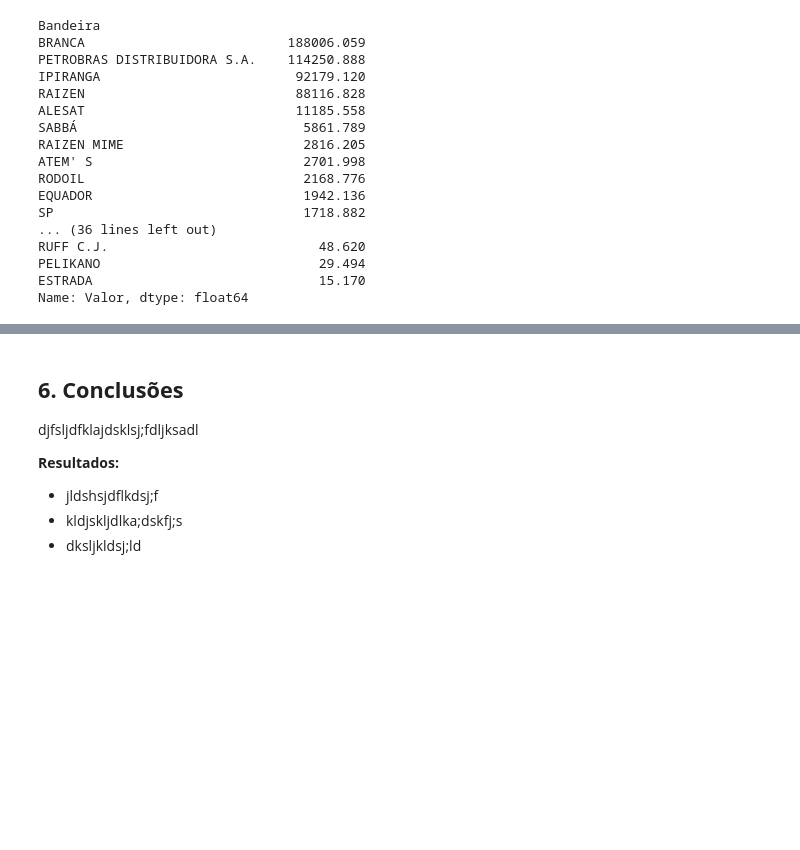
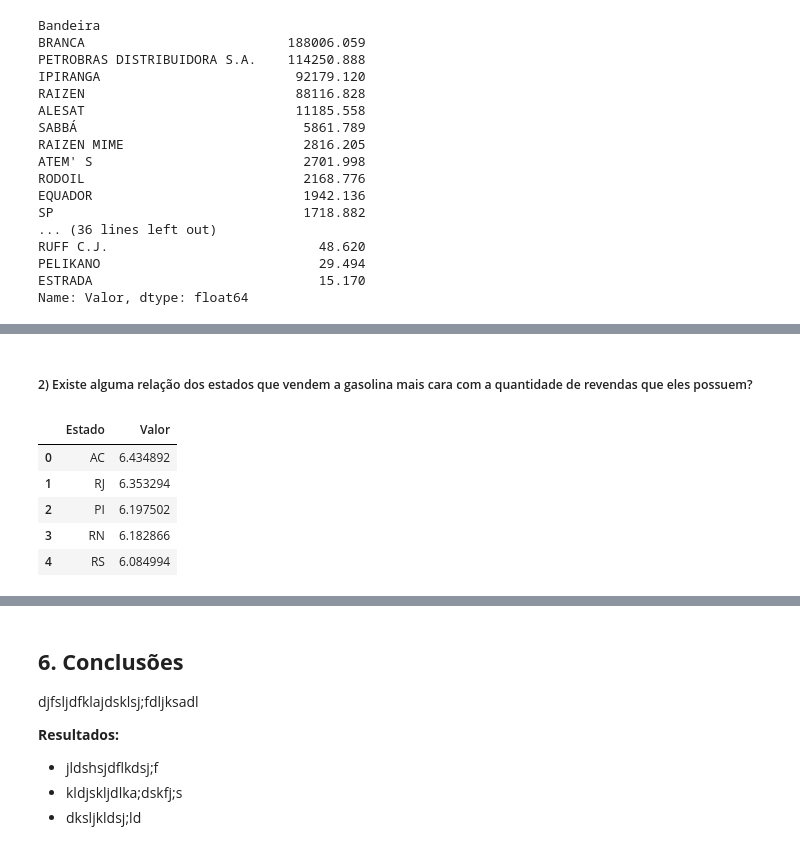
Before and after one commit to brunnabrito/projeto_m4_g4_resilia, a Jupyter notebook: Projeto_M4_Grupo_4.ipynb, the cells around one changed output, grey strips where cells are left out. Drawn from its saved outputs; the diff is of its cells as text; code cells hidden in the pictures; blank space fills up the shorter version.

```diff
--- a/Projeto_M4_Grupo_4.ipynb
+++ b/Projeto_M4_Grupo_4.ipynb
@@ -734,0 +768,11 @@ Name: Valor, dtype: float64
+# %% [markdown]
+##### 2) Existe alguma relação dos estados que vendem a gasolina mais cara com a quantidade de revendas que eles possuem?
+# %%
+rank_gasolina
+# %% [output]
+|  | Estado | Valor |
+| 0 | AC | 6.434892 |
+| 1 | RJ | 6.353294 |
+| 2 | PI | 6.197502 |
+| 3 | RN | 6.182866 |
+| 4 | RS | 6.084994 |
```
Also changed, not shown: parts of 45 cells of this notebook.
